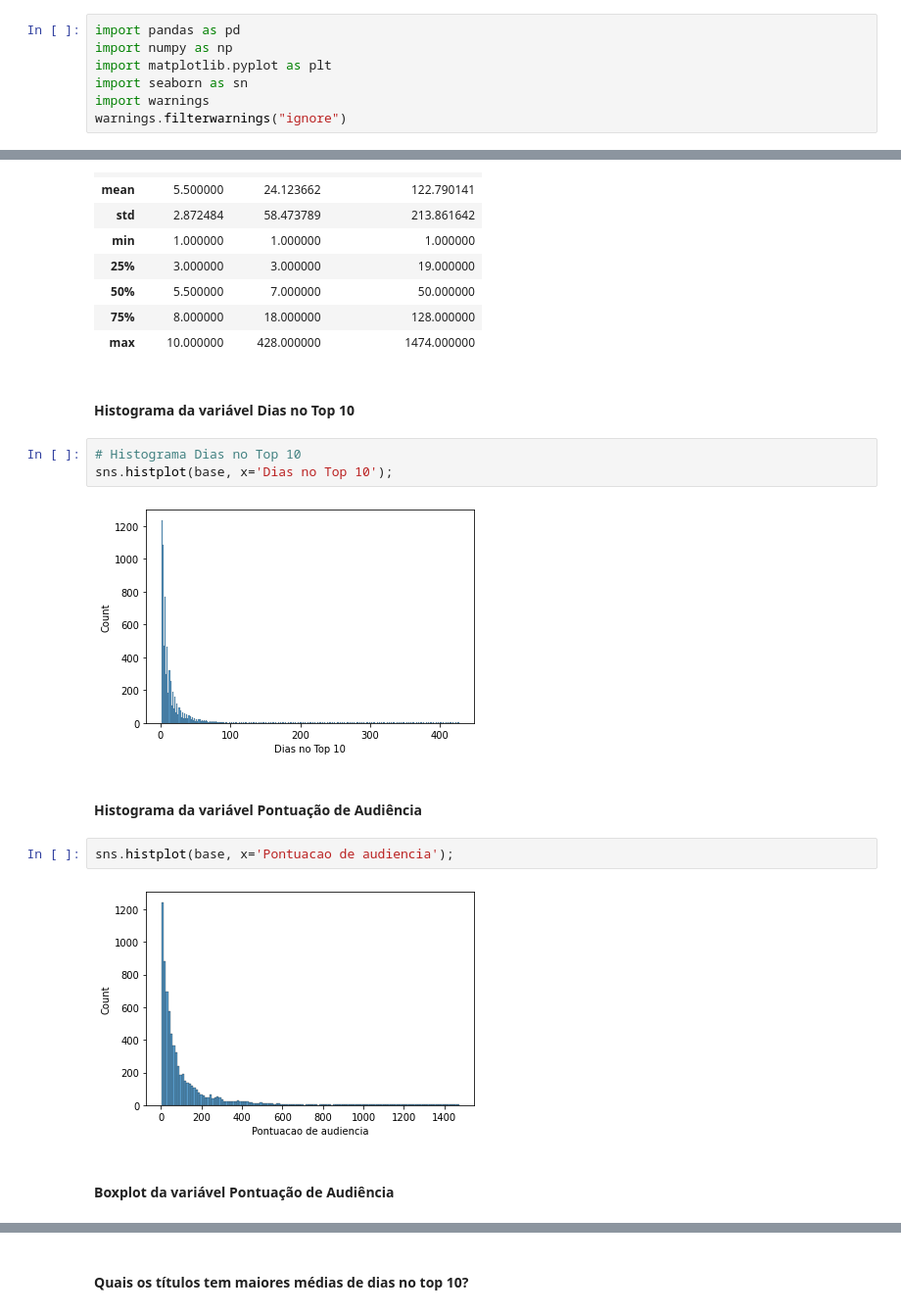
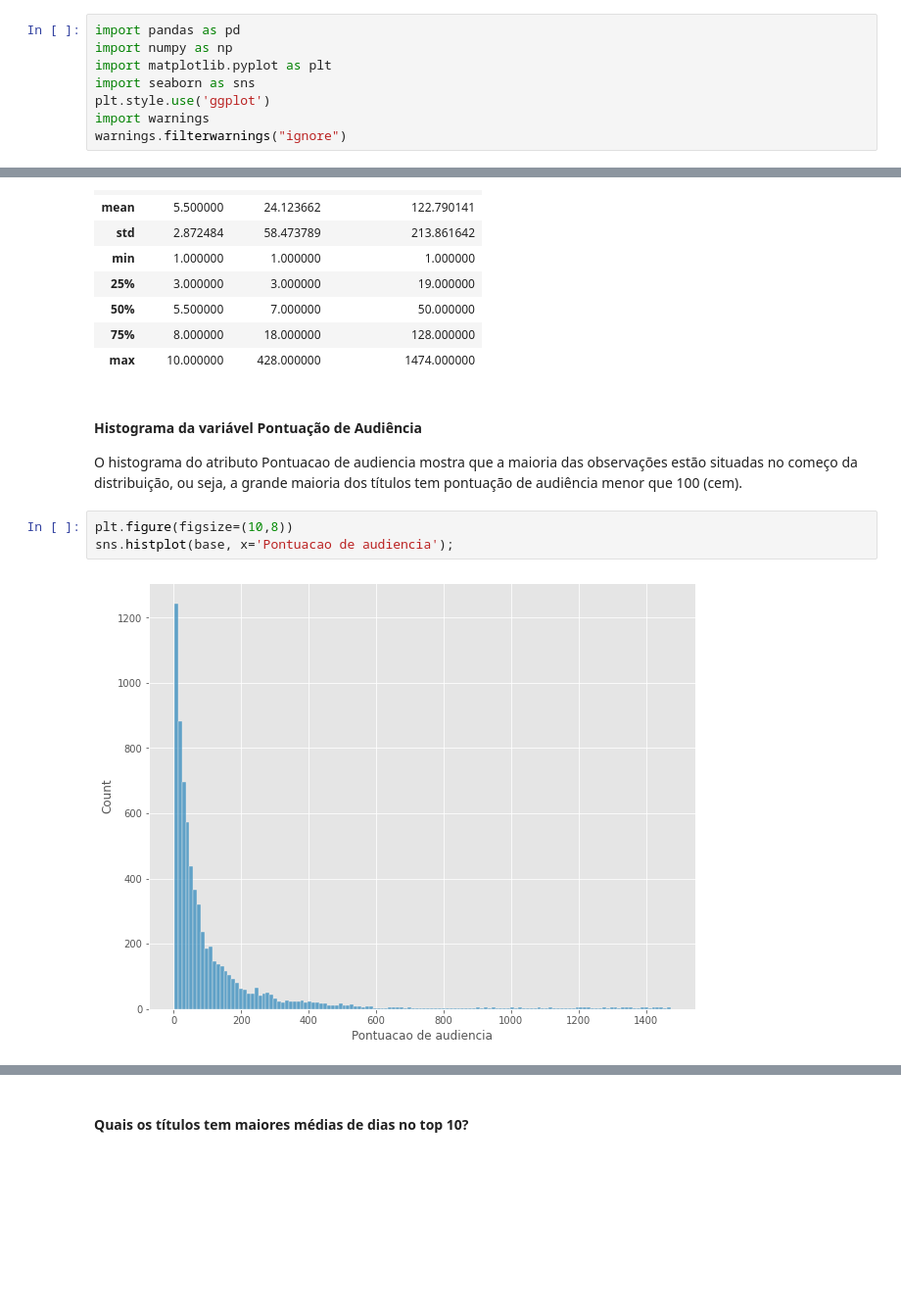
Before and after one commit to Blf100/Analise-de-dados-Netflix, a Jupyter notebook: Netflix.ipynb, the cells around one changed output, grey strips where cells are left out. Shown at 98% size. Saved outputs shown, nothing was run; the diff lists cells and outputs as text; blank space fills up the shorter version.

```diff
--- a/Netflix.ipynb
+++ b/Netflix.ipynb
@@ -10,7 +10,8 @@ O dataset utilizado nessa análise apresenta informações das 10 atrações mai
 import pandas as pd
 import numpy as np
 import matplotlib.pyplot as plt
-import seaborn as sn
+import seaborn as sns
+plt.style.use('ggplot')
 import warnings
 warnings.filterwarnings("ignore")
 # %% [markdown]
@@ -115,18 +118,12 @@ base.describe()
 | 50% | 5.500000 | 7.000000 | 50.000000 |
 | 75% | 8.000000 | 18.000000 | 128.000000 |
 | max | 10.000000 | 428.000000 | 1474.000000 |
-# %% [markdown]
-#### Histograma da variável Dias no Top 10
-# %%
-# Histograma Dias no Top 10
-sns.histplot(base, x='Dias no Top 10');
-# %% [output]
-[figure, removed]
-# %% [markdown]
-#### Histograma da variável Pontuação de Audiência
+# %% [markdown]
+#### Histograma da variável Pontuação de Audiência
+
+O histograma do atributo Pontuacao de audiencia mostra que a maioria das observações estão situadas no começo da distribuição, ou seja, a grande maioria dos títulos tem pontuação de audiência menor que 100 (cem).
 # %%
+plt.figure(figsize=(10,8))
 sns.histplot(base, x='Pontuacao de audiencia');
 # %% [output]
-[figure, old version]
+[figure, new version]
-# %% [markdown]
-#### Boxplot da variável Pontuação de Audiência
```
Also changed, not shown: parts of 14 cells of this notebook.
